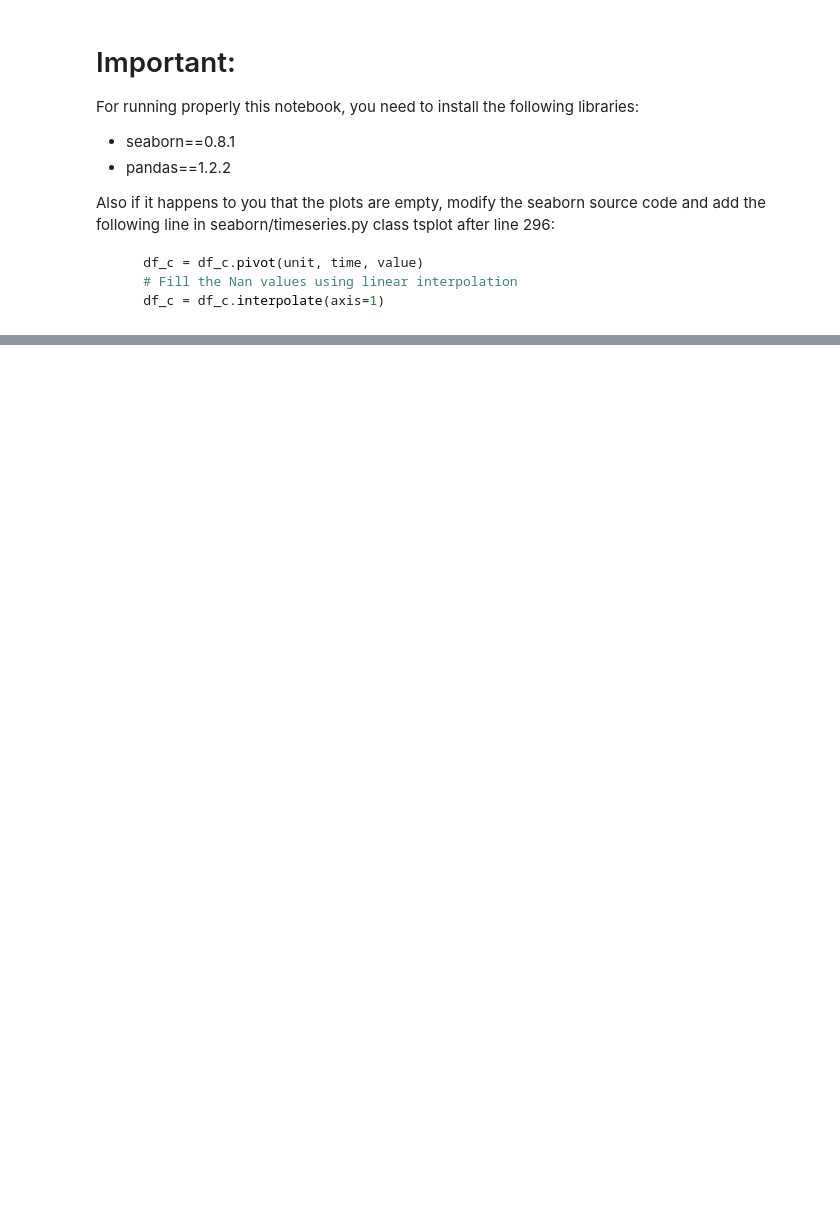
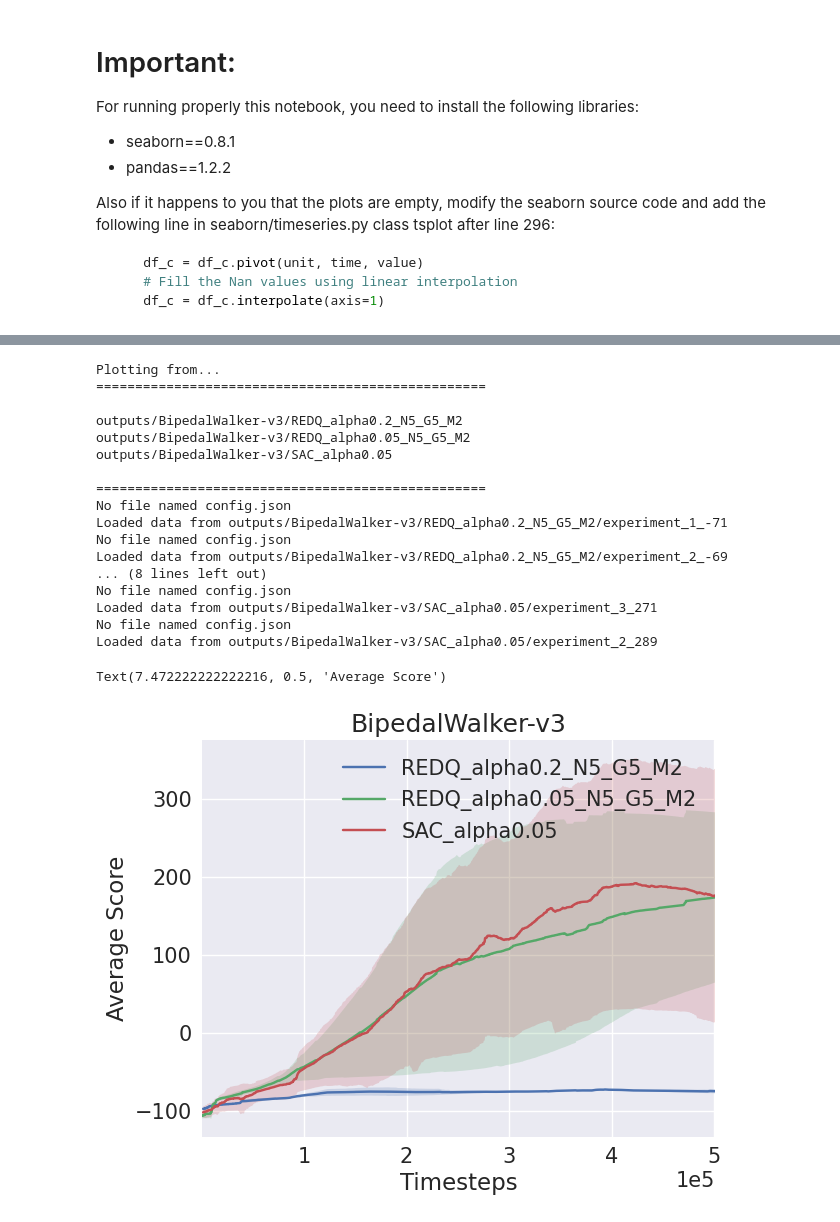
Before and after one commit to alberto-mate/REDQ, a Jupyter notebook: show_plots.ipynb, the cells around one changed output, grey strips where cells are left out. Drawn from its saved outputs; the diff is of its cells as text; code cells hidden in the pictures; blank space fills up the shorter version.

```diff
--- a/show_plots.ipynb
+++ b/show_plots.ipynb
@@ -47,0 +51,35 @@ Text(7.472222222222216, 0.5, 'Average Score')
+# %%
+make_plots(
+    ["outputs/BipedalWalker-v3/REDQ_alpha0.2_N5_G5_M2", "outputs/BipedalWalker-v3/REDQ_alpha0.05_N5_G5_M2", "outputs/BipedalWalker-v3/SAC_alpha0.05"],
+    xaxis="timesteps_history",
+    legend=["REDQ_alpha0.2_N5_G5_M2", "REDQ_alpha0.05_N5_G5_M2", "SAC_alpha0.05"],
+    values=["score_history"],
+    count=False,
+    smooth=100,
+    select=None,
+    exclude=None,
+    estimator="mean",
+)
+plt.title("BipedalWalker-v3")
+plt.xlabel("Timesteps")
+plt.ylabel("Average Score")
+# %% [output]
+Plotting from...
+==================================================
+
+outputs/BipedalWalker-v3/REDQ_alpha0.2_N5_G5_M2
+outputs/BipedalWalker-v3/REDQ_alpha0.05_N5_G5_M2
+outputs/BipedalWalker-v3/SAC_alpha0.05
+
+==================================================
+No file named config.json
+Loaded data from outputs/BipedalWalker-v3/REDQ_alpha0.2_N5_G5_M2/experiment_1_-71
+No file named config.json
+Loaded data from outputs/BipedalWalker-v3/REDQ_alpha0.2_N5_G5_M2/experiment_2_-69
+... (8 lines left out)
+No file named config.json
+Loaded data from outputs/BipedalWalker-v3/SAC_alpha0.05/experiment_3_271
+No file named config.json
+Loaded data from outputs/BipedalWalker-v3/SAC_alpha0.05/experiment_2_289
+Text(7.472222222222216, 0.5, 'Average Score')
+[figure, added]
```
Also changed, not shown: parts of 1 cell of this notebook, 17 other files.
